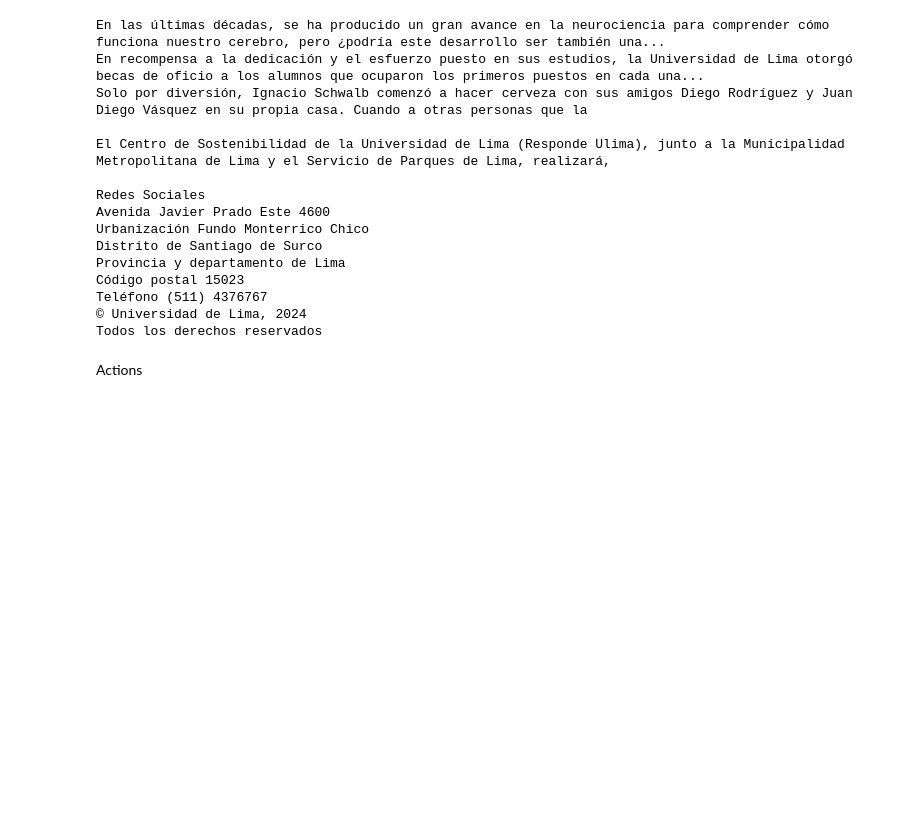
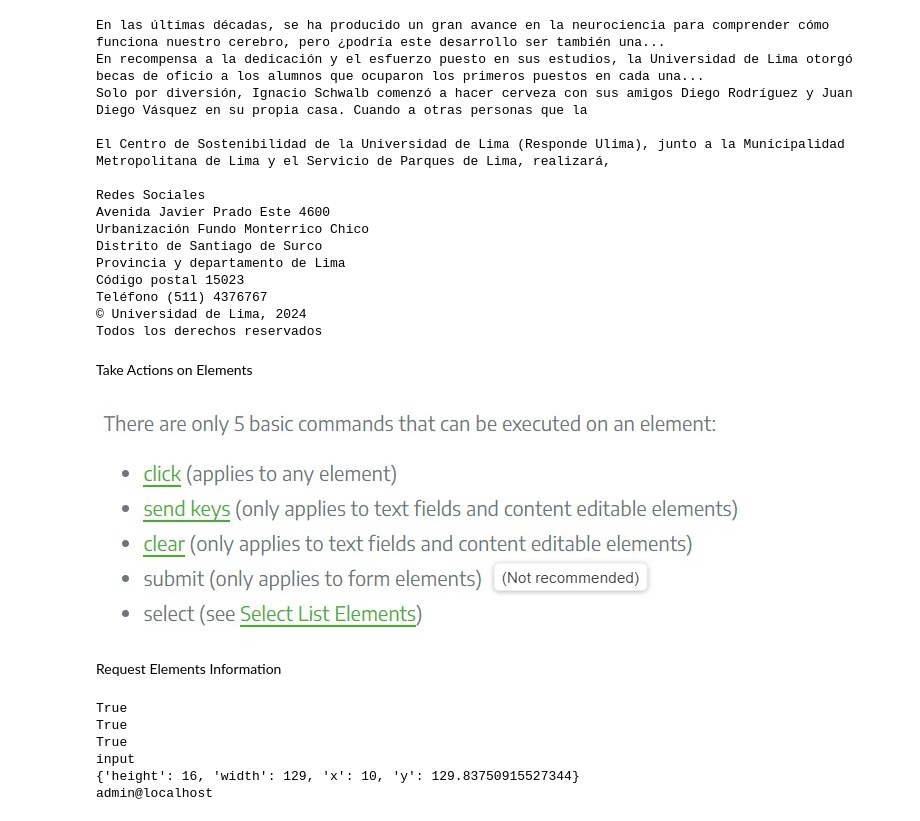
Before and after one commit to IgnaciodeJesus/Selenium_Guide, a Jupyter notebook: selenium_doc.ipynb, the cells around one changed output. Saved outputs shown, nothing was run; the diff lists cells and outputs as text; code cells hidden in the pictures; blank space fills up the shorter version.

Commit message:
add_actions&requests

```diff
--- a/selenium_doc.ipynb
+++ b/selenium_doc.ipynb
@@ -478,5 +478,74 @@ Código postal 15023
 Teléfono (511) 4376767
 © Universidad de Lima, 2024
 Todos los derechos reservados
-# %% [markdown]
-Actions
+# %% [markdown]
+Take Actions on Elements
+# %%
+from PIL import Image
+from IPython.display import display
+img = Image.open('Images/Actions.jpg')
+display(img)
+# %% [output]
+[figure, added]
+# %% [markdown]
+Request Elements Information
+# %%
+# Import the necessary libraries
+import pytest
+import time
+from selenium.common import NoSuchElementException, ElementNotInteractableException
+from selenium.webdriver.common.by import By
+from selenium.webdriver.support.wait import WebDriverWait
+from selenium import webdriver
+from selenium.webdriver.support.relative_locator import locate_with
+
+# Start Session
+driver = webdriver.Chrome()
+# Navigate to the url
+driver.get("https://www.selenium.dev/selenium/web/inputs.html")
+
+# Is Displayed
+# Get boolean value for is element display
+is_email_visible = driver.find_element(By.NAME, "email_input").is_displayed()
+
+# Is Enabled
+# Returns true if element is enabled else returns false
+value = driver.find_element(By.NAME, 'button_input').is_enabled()
+
+# Is Selected
+# Returns true if element is checked else returns false
+checkbox = driver.find_element(By.NAME, "checkbox_input").is_selected()
+
+# Tag Name
+# Returns TagName of the element
+attr = driver.find_element(By.NAME, "email_input").tag_name
+
+# Size and Position
+# Returns height, width, x and y coordinates referenced element
+res = driver.find_element(By.NAME, "range_input").rect
+
+# Fetching Attributes or Properties
+# Identify the email text box
+email_txt = driver.find_element(By.NAME, "email_input")
+
+# Fetch the value property associated with the textbox
+value_info = email_txt.get_attribute("value")
+
+# Print all the values
+print(is_email_visible)
+print(value)
+print(checkbox)
+print(attr)
+print(res)
+print(value_info)
+
+
+# Close the browser
+driver.quit()
+# %% [output]
+True
+True
+True
+input
+{'height': 16, 'width': 129, 'x': 10, 'y': 129.83750915527344}
+admin@localhost
```
Also changed, not shown: parts of 2 cells of this notebook, 1 other file.
